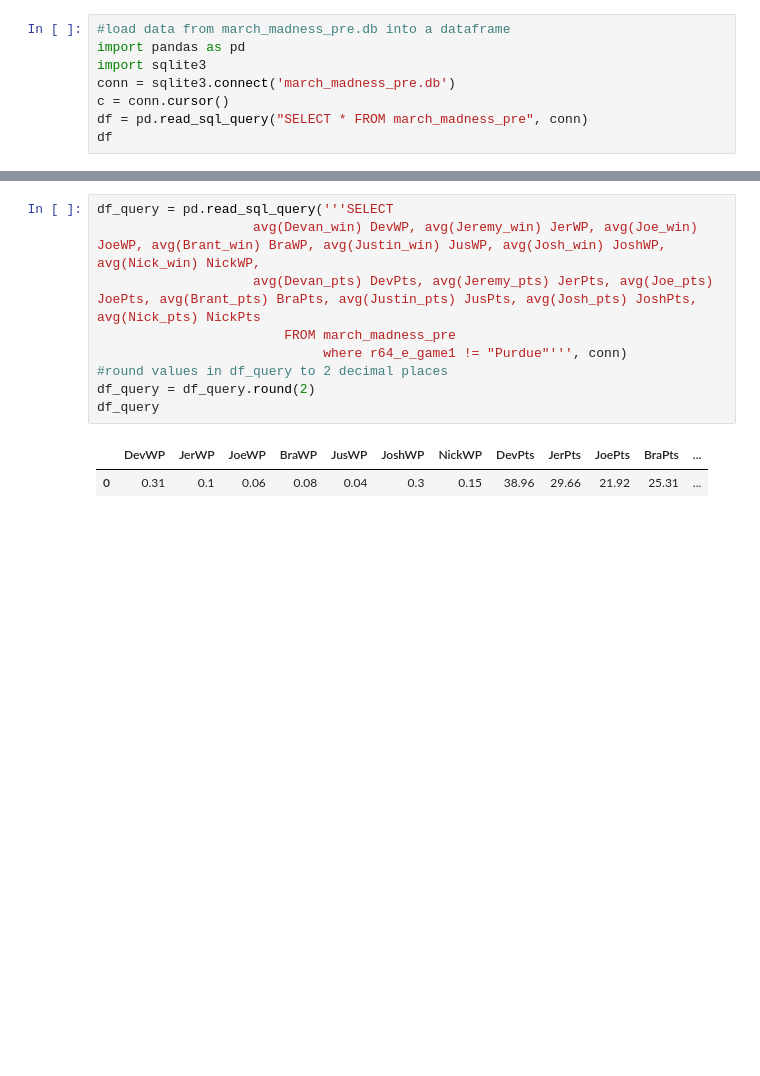
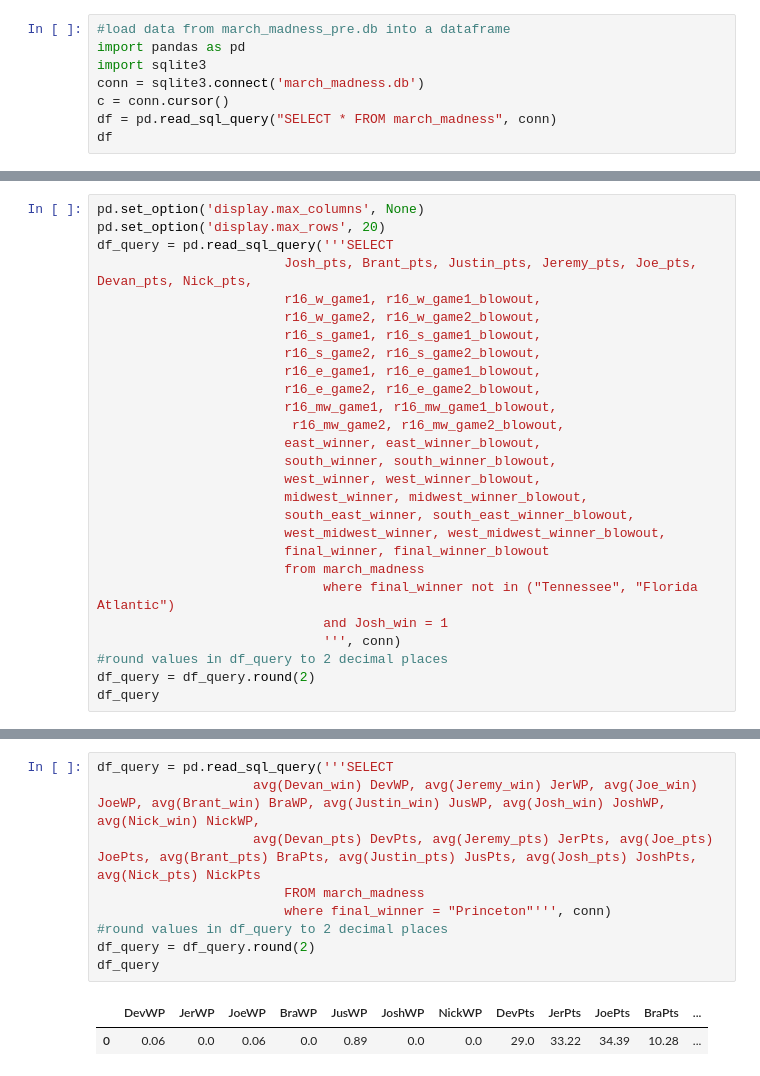
Before and after one commit to zobelj/MarchMadnessAuction, a Jupyter notebook: MarchMadness_2023/get_data.ipynb, the cells around one changed output, grey strips where cells are left out. Cells and saved outputs as stored; diff of their text form; blank space fills up the shorter version.

```diff
--- a/MarchMadness_2023/get_data.ipynb
+++ b/MarchMadness_2023/get_data.ipynb
@@ -2,8 +2,8 @@
 #load data from march_madness_pre.db into a dataframe
 import pandas as pd
 import sqlite3
-conn = sqlite3.connect('march_madness_pre.db')
+conn = sqlite3.connect('march_madness.db')
 c = conn.cursor()
-df = pd.read_sql_query("SELECT * FROM march_madness_pre", conn)
+df = pd.read_sql_query("SELECT * FROM march_madness", conn)
 df
 # %% [output]
@@ -34,0 +28,27 @@ df_query
+# %%
+pd.set_option('display.max_columns', None)
+pd.set_option('display.max_rows', 20)
+df_query = pd.read_sql_query('''SELECT
+                        Josh_pts, Brant_pts, Justin_pts, Jeremy_pts, Joe_pts, Devan_pts, Nick_pts,
+                        r16_w_game1, r16_w_game1_blowout,
+                        r16_w_game2, r16_w_game2_blowout,
+                        r16_s_game1, r16_s_game1_blowout,
+                        r16_s_game2, r16_s_game2_blowout,
+                        r16_e_game1, r16_e_game1_blowout,
+                        r16_e_game2, r16_e_game2_blowout,
+                        r16_mw_game1, r16_mw_game1_blowout,
+                         r16_mw_game2, r16_mw_game2_blowout,
+                        east_winner, east_winner_blowout,
+                        south_winner, south_winner_blowout,
+                        west_winner, west_winner_blowout,
+                        midwest_winner, midwest_winner_blowout,
+                        south_east_winner, south_east_winner_blowout,
+                        west_midwest_winner, west_midwest_winner_blowout,
+                        final_winner, final_winner_blowout
+                        from march_madness
+                             where final_winner not in ("Tennessee", "Florida Atlantic")
+                             and Josh_win = 1
+                             ''', conn)
+#round values in df_query to 2 decimal places
+df_query = df_query.round(2)
+df_query
@@ -51,12 +85,12 @@ joe_best
 # %%
 df_query = pd.read_sql_query('''SELECT
                     avg(Devan_win) DevWP, avg(Jeremy_win) JerWP, avg(Joe_win) JoeWP, avg(Brant_win) BraWP, avg(Justin_win) JusWP, avg(Josh_win) JoshWP, avg(Nick_win) NickWP,
                     avg(Devan_pts) DevPts, avg(Jeremy_pts) JerPts, avg(Joe_pts) JoePts, avg(Brant_pts) BraPts, avg(Justin_pts) JusPts, avg(Josh_pts) JoshPts, avg(Nick_pts) NickPts
-                        FROM march_madness_pre
-                             where r64_e_game1 != "Purdue"''', conn)
+                        FROM march_madness
+                        where final_winner = "Princeton"''', conn)
 #round values in df_query to 2 decimal places
 df_query = df_query.round(2)
 df_query
 # %% [output]
 |  | DevWP | JerWP | JoeWP | BraWP | JusWP | JoshWP | NickWP | DevPts | JerPts | JoePts | BraPts | ... |
-| 0 | 0.31 | 0.1 | 0.06 | 0.08 | 0.04 | 0.3 | 0.15 | 38.96 | 29.66 | 21.92 | 25.31 | ... |
+| 0 | 0.06 | 0.0 | 0.06 | 0.0 | 0.89 | 0.0 | 0.0 | 29.0 | 33.22 | 34.39 | 10.28 | ... |
```
Also changed, not shown: parts of 4 cells of this notebook, 6 other files.
